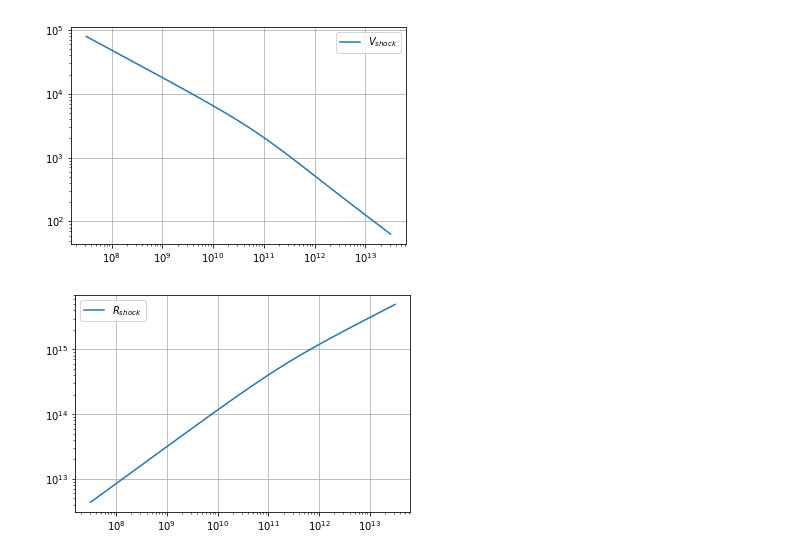
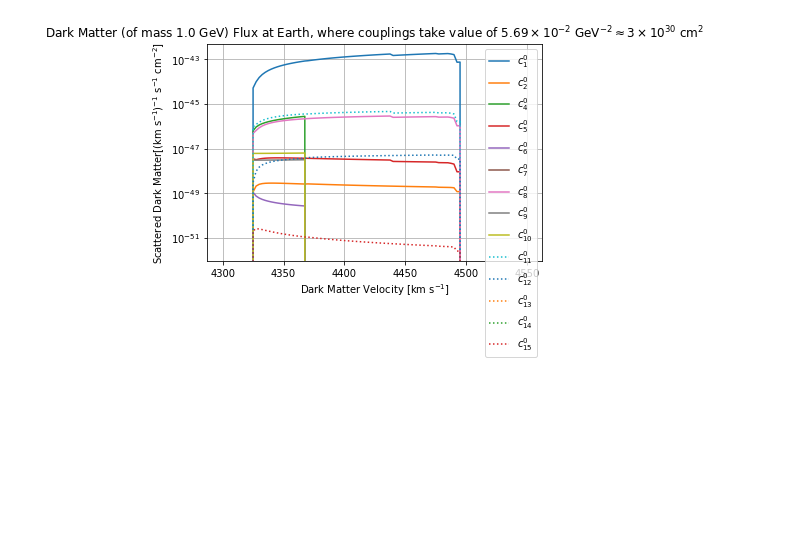
Before and after one commit to Laen111/supercaptngen, a Jupyter notebook: plot.ipynb, the cells around one changed output. Saved outputs shown, nothing was run; the diff lists cells and outputs as text; code cells hidden in the pictures; blank space fills up the shorter version.

Commit message:
change range on main file, plot all couplings - 5 and 8 fixed, 7, 13, and 14 still busted

```diff
--- a/plot.ipynb
+++ b/plot.ipynb
@@ -2,27 +2,58 @@
 import matplotlib.pyplot as plot
 import numpy as np
 # %%
-rawData = np.loadtxt("VShock.dat", skiprows=2)
-time, R_s, V_s = rawData.T
+# rawData = np.loadtxt("VShock.dat", skiprows=2)
+# time, R_s, V_s = rawData.T
 # %%
-plot.clf()
-plot.plot(time*3.17098*10**-8, V_s*10**-5, label=r"$V_{shock}$")
+# plot.clf()
+# plot.plot(time*3.17098*10**-8, V_s*10**-5, label=r"$V_{shock}$")
 
-plot.xscale("log")
-plot.yscale("log")
-plot.grid()
-plot.legend()
-plot.show()
+# plot.xscale("log")
+# plot.yscale("log")
+# plot.grid()
+# plot.legend()
+# plot.show()
-# %% [output]
-[figure, removed]
 # %%
-plot.clf()
-plot.plot(time*3.17098*10**-8, R_s*10**-5, label=r"$R_{shock}$")
+# plot.clf()
+# plot.plot(time*3.17098*10**-8, R_s*10**-5, label=r"$R_{shock}$")
 
-plot.xscale("log")
-plot.yscale("log")
-plot.grid()
-plot.legend()
-plot.show()
+# plot.xscale("log")
+# plot.yscale("log")
+# plot.grid()
+# plot.legend()
+# plot.show()
-# %% [output]
-[figure, removed]
+# %%
+totalData = [[],[]]
+for i in range(1,16):
+    if i != 2:
+        filename = "Oper_c"+str(i)+"-0_Phi.dat"
+        rawData = np.loadtxt(filename, skiprows=2)
+        mdm, vdm, scatter = rawData.T
+        totalData[0].append(vdm)
+        totalData[1].append(scatter)
+# %%
+plot.clf()
+dmMass = mdm[0]
+for i in range(len(totalData[0])):
+    num = i+1
+    if i >= 2:
+        num = i+2
+    couplingLabel = r"$c_{"+str(num)+"}^{0}$"
+    lineStyle = "solid"
+    if num >= 11:
+        lineStyle = "dotted"
+    # if num == 1:
+    # if num==7 or num==13 or num==14:
+    plot.plot(totalData[0][i], totalData[1][i], label=couplingLabel, linestyle=lineStyle)
+
+plot.title(r"Dark Matter (of mass "+str(dmMass)+r" GeV) Flux at Earth, where couplings take value of $5.69 \times 10^{-2}$ GeV$^{-2} \approx 3 \times 10^{30}$ cm$^{2}$")
+plot.xlabel(r"Dark Matter Velocity [km s$^{-1}$]")
+plot.ylabel(r"Scattered Dark Matter[(km s$^{-1}$)$^{-1}$ s$^{-1}$ cm$^{-2}$]")
+# plot.xscale("log")
+plot.yscale("log")
+# plot.ylim(top=0.0)
+plot.grid()
+plot.legend()
+plot.show()
+# %% [output]
+[figure, added]
```
Also changed, not shown: 2 other files.
